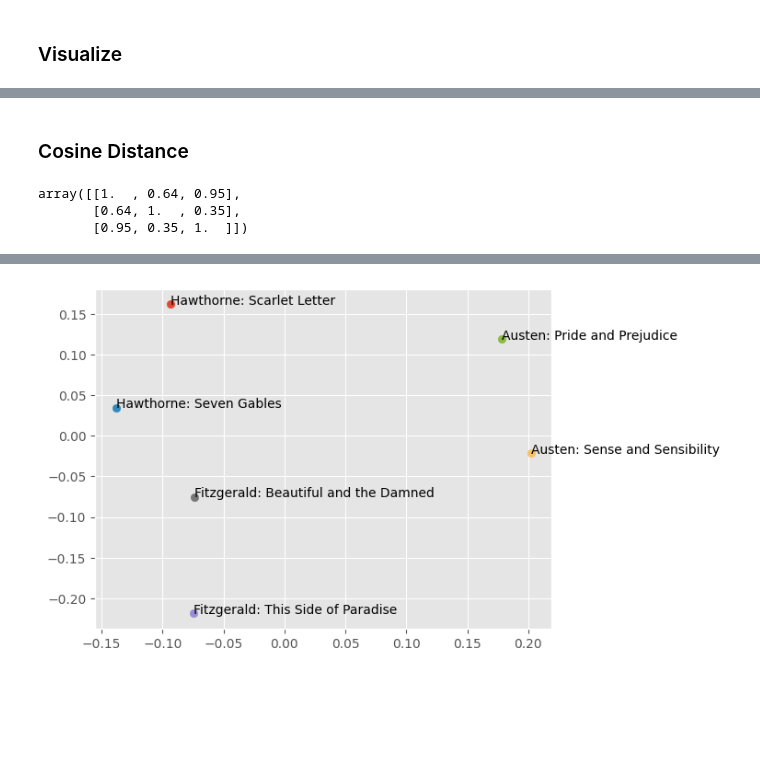
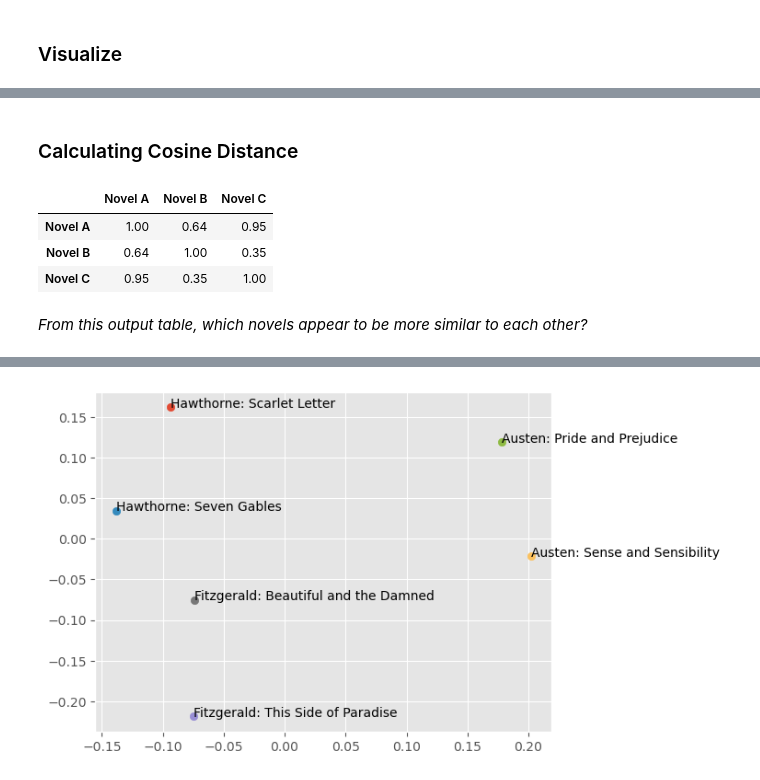
Before and after one commit to ubcecon/ai-workshop, a Jupyter notebook: Word2Vec_Workshop_Python_Version.ipynb, the cells around one changed output, grey strips where cells are left out. Saved outputs shown, nothing was run; the diff lists cells and outputs as text; code cells hidden in the pictures; blank space fills up the shorter version.

```diff
--- a/Word2Vec_Workshop_Python_Version.ipynb
+++ b/Word2Vec_Workshop_Python_Version.ipynb
@@ -80,3 +207,3 @@ The most common measurement of distance between points is their <a href="https:/
 # %% [markdown]
-### Cosine Distance
+### Calculating Cosine Distance
 # %%
@@ -88,11 +214,20 @@ from sklearn.metrics.pairwise import cosine_similarity
 # So we will subtract the similarities from 1
 
 cos_sim = cosine_similarity(dtm_df)
-# %%
-# And we'll make it a little easier to read
-
-np.round(cos_sim, 2)
-# %% [output]
-array([[1.  , 0.64, 0.95],
-       [0.64, 1.  , 0.35],
-       [0.95, 0.35, 1.  ]])
+# %%
+# Make it a little easier to read by rounding the values
+
+np.round(cos_sim, 2)
+
+# Label the dataframe rows and columns with eggs, sausage and bacon
+
+frame_2 = np.round(cos_sim, 2)
+frame_2 = pandas.DataFrame(frame_2, columns = indices, index = indices)
+frame_2
+# %% [output]
+|  | Novel A | Novel B | Novel C |
+| Novel A | 1.00 | 0.64 | 0.95 |
+| Novel B | 0.64 | 1.00 | 0.35 |
+| Novel C | 0.95 | 0.35 | 1.00 |
+# %% [markdown]
+_From this output table, which novels appear to be more similar to each other?_
```
Also changed, not shown: parts of 75 cells of this notebook, 1 other file.
